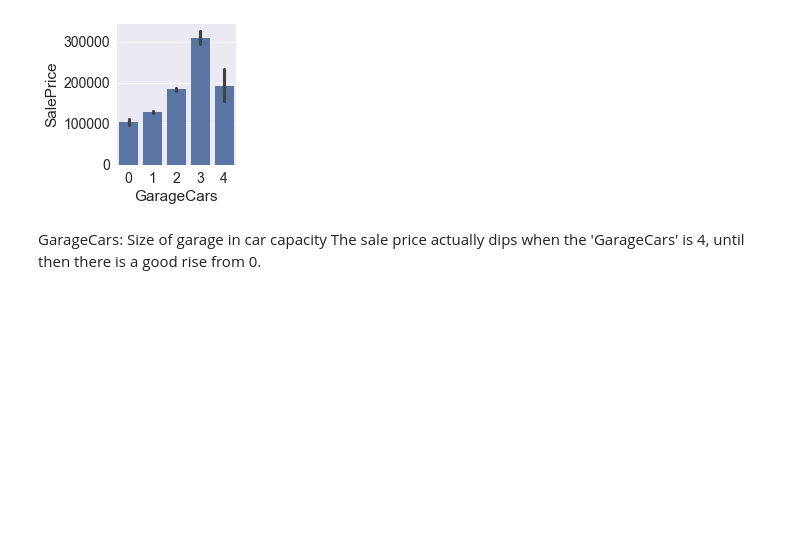
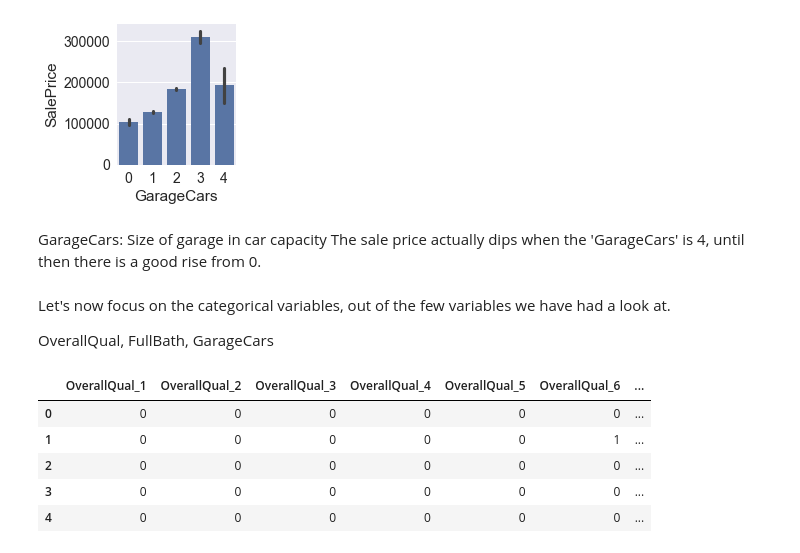
Before and after one commit to ppontryagin/kaggle_team_kernels, a Jupyter notebook: House_Prices_Advanced_Regression_Techniques.ipynb, the cells around one changed output. Cells and saved outputs as stored; diff of their text form; code cells hidden in the pictures; blank space fills up the shorter version.

Commit message:
categorical variables split into seperate columns

```diff
--- a/House_Prices_Advanced_Regression_Techniques.ipynb
+++ b/House_Prices_Advanced_Regression_Techniques.ipynb
@@ -278,3 +278,20 @@ plot_categories(train_data, cat='GarageCars', target='SalePrice')
 # %% [markdown]
 GarageCars: Size of garage in car capacity
 The sale price actually dips when the 'GarageCars' is 4, until then there is a good rise from 0.
+# %% [markdown]
+Let's now focus on the categorical variables, out of the few variables we have had a look at.
+
+OverallQual, FullBath, GarageCars
+# %%
+# Here we create 10 different columns for 10 different category values.
+# 0 - The property(or row) is not associated with the respective category variable.
+# 1 - The property(or row) is associated with the respective category variable.
+overallQual = pandas.get_dummies(train_data.OverallQual, prefix='OverallQual')
+overallQual.head()
+# %% [output]
+|  | OverallQual_1 | OverallQual_2 | OverallQual_3 | OverallQual_4 | OverallQual_5 | OverallQual_6 | ... |
+| 0 | 0 | 0 | 0 | 0 | 0 | 0 | ... |
+| 1 | 0 | 0 | 0 | 0 | 0 | 1 | ... |
+| 2 | 0 | 0 | 0 | 0 | 0 | 0 | ... |
+| 3 | 0 | 0 | 0 | 0 | 0 | 0 | ... |
+| 4 | 0 | 0 | 0 | 0 | 0 | 0 | ... |
```
Also changed, not shown: parts of 5 cells of this notebook.
